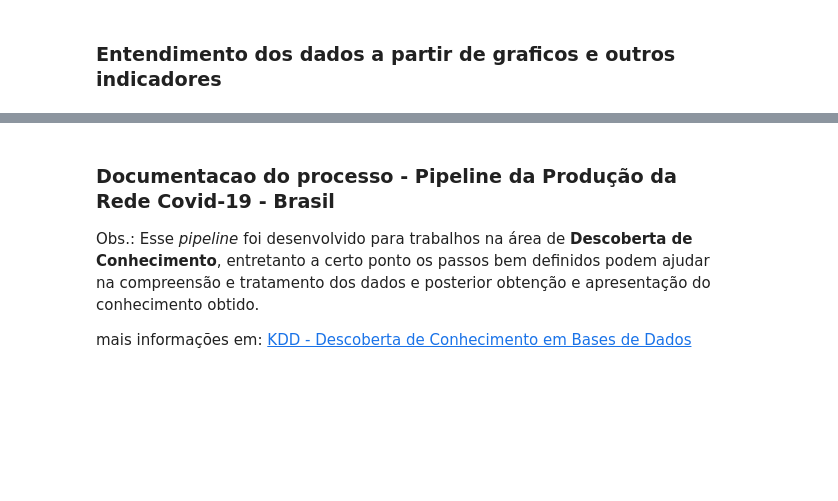
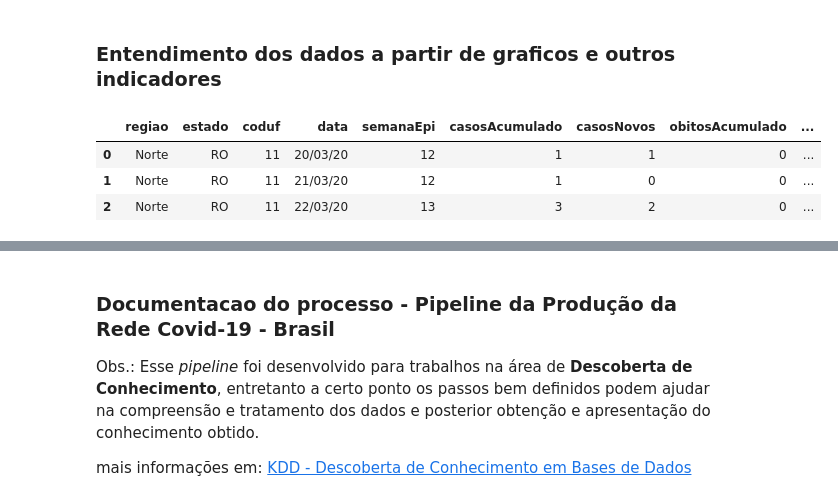
Before and after one commit to JohnnyUFT/RedesComplexas, a Jupyter notebook: Covid19.ipynb, the cells around one changed output, grey strips where cells are left out. Cells and saved outputs as stored; diff of their text form; code cells hidden in the pictures; blank space fills up the shorter version.

```diff
--- a/Covid19.ipynb
+++ b/Covid19.ipynb
@@ -42,3 +32,9 @@ from bokeh.plotting import figure, output_file, show
 # %%
 # lê info regionais - divididos por estados, inclusive
 df = pd.read_csv("./data/covid_regioes.csv")
+df.head(3)
+# %% [output]
+|  | regiao | estado | coduf | data | semanaEpi | casosAcumulado | casosNovos | obitosAcumulado | ... |
+| 0 | Norte | RO | 11 | 20/03/20 | 12 | 1 | 1 | 0 | ... |
+| 1 | Norte | RO | 11 | 21/03/20 | 12 | 1 | 0 | 0 | ... |
+| 2 | Norte | RO | 11 | 22/03/20 | 13 | 3 | 2 | 0 | ... |
```
Also changed, not shown: parts of 20 cells of this notebook, 1 other file.
